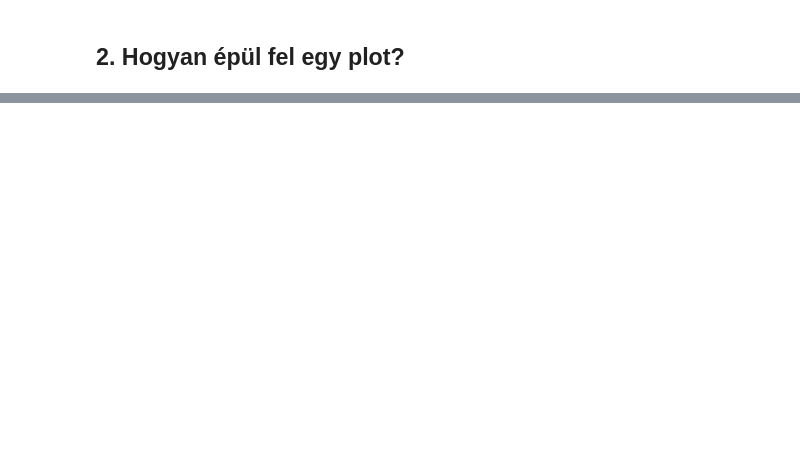
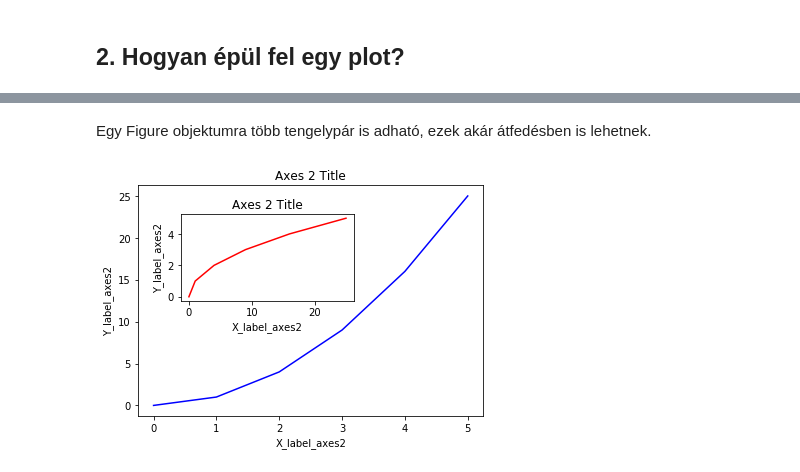
Before and after one commit to mizsakpeti/python-plotting-eCon, a Jupyter notebook: jupyter-notebooks/03_Matplotlib/030_MatPlotLib_Basics.ipynb, the cells around one changed output, grey strips where cells are left out. Drawn from its saved outputs; the diff is of its cells as text; code cells hidden in the pictures; blank space fills up the shorter version.

```diff
--- a/jupyter-notebooks/03_Matplotlib/030_MatPlotLib_Basics.ipynb
+++ b/jupyter-notebooks/03_Matplotlib/030_MatPlotLib_Basics.ipynb
@@ -67,0 +82,22 @@ A 2 fő fogalom amit használni fogunk:
+# %% [markdown]
+Egy Figure objektumra több tengelypár is adható, ezek akár átfedésben is lehetnek.
+# %%
+# Creates blank canvas
+fig = plt.figure()
+
+axes1 = fig.add_axes([0.1, 0.1, 0.8, 0.8]) # main axes
+axes2 = fig.add_axes([0.2, 0.5, 0.4, 0.3]) # inset axes
+
+# Larger Figure Axes 1
+axes1.plot(xData, yData, 'b')
+axes1.set_xlabel('X_label_axes2')
+axes1.set_ylabel('Y_label_axes2')
+axes1.set_title('Axes 2 Title')
+
+# Insert Figure Axes 2
+axes2.plot(yData, xData, 'r')
+axes2.set_xlabel('X_label_axes2')
+axes2.set_ylabel('Y_label_axes2')
+axes2.set_title('Axes 2 Title');
+# %% [output]
+[figure, added]
```
Also changed, not shown: parts of 33 cells of this notebook, 3 other files.
